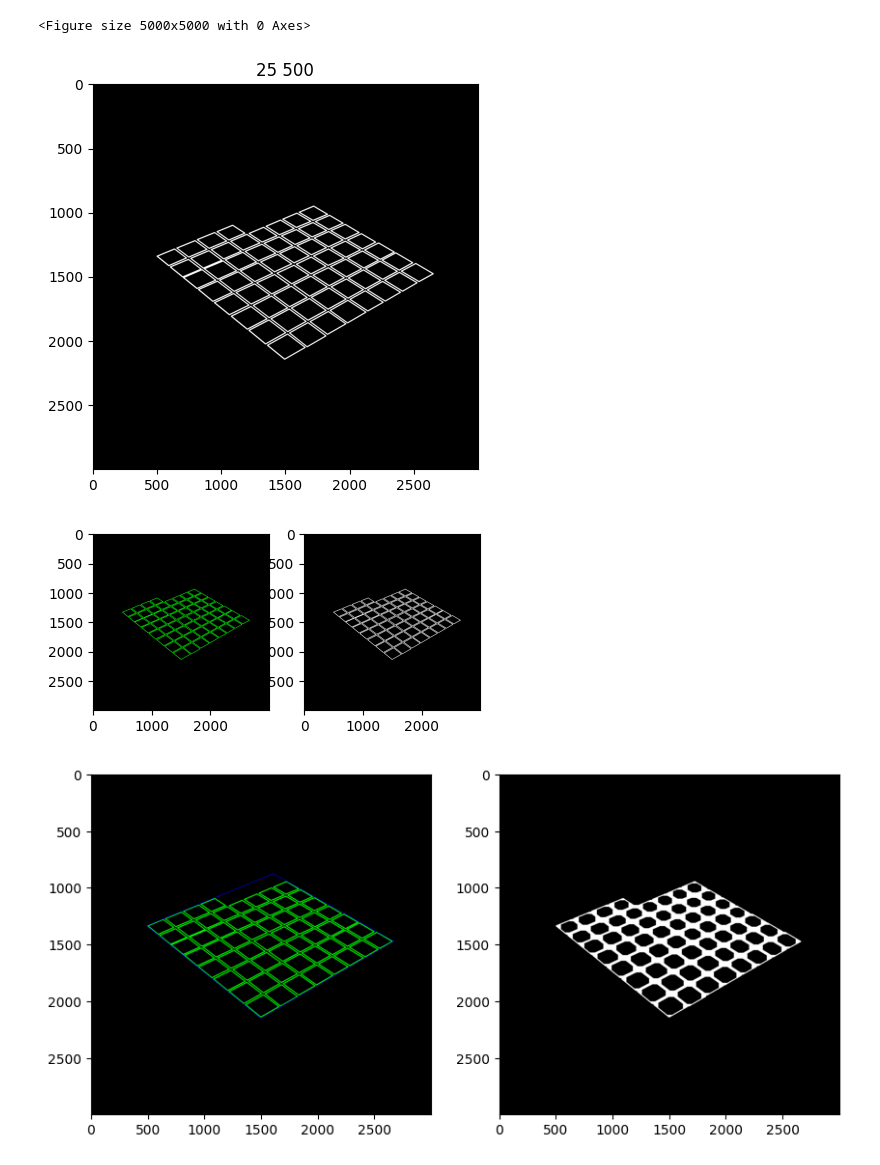
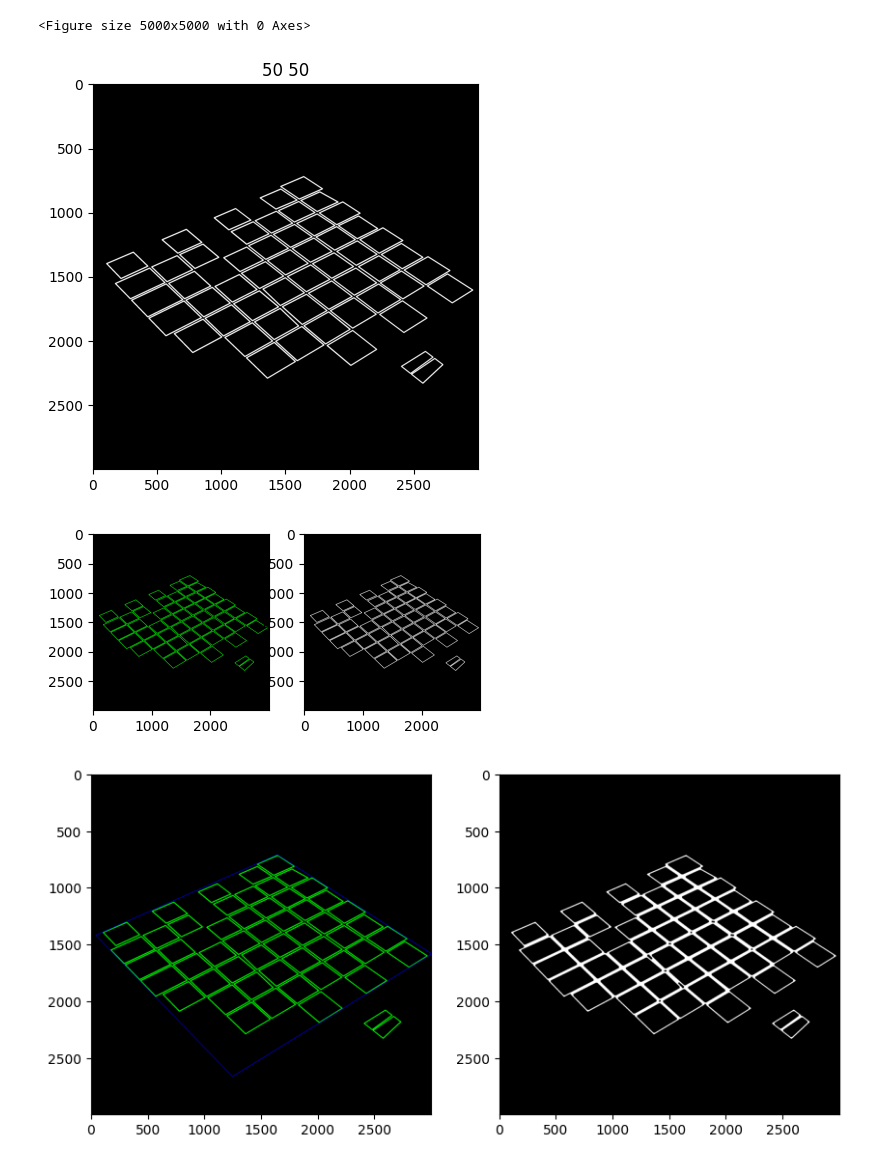
Before and after one commit to Villani-Luca/Chessy3D, a Jupyter notebook: src/chessboard_localization_temp/notebook_pipeline_multiple.ipynb, the cells around one changed output. Drawn from its saved outputs; the diff is of its cells as text; code cells hidden in the pictures.

```diff
--- a/src/chessboard_localization_temp/notebook_pipeline_multiple.ipynb
+++ b/src/chessboard_localization_temp/notebook_pipeline_multiple.ipynb
@@ -22,17 +22,21 @@ image_path = r"D:\Projects\Uni\Chessy3D\data\ra2k\images\0\G000_IMG014.jpg"
 # image_path = r"C:\Users\Alessandro\Downloads\photo_5879853732403989244_y.jpg"
 # image_path = r"C:\Users\Alessandro\Downloads\photo_5879853732403989239_y.jpg"
 image_path = r"C:\Users\Alessandro\Downloads\Dynamic-Chess-Board-Piece-Extraction-master\test-images\test-8.jpeg"
-image_path = r"D:\Projects\Uni\Chessy3D\data\ra2k\images\33\G033_IMG017.jpg"
+image_path = r"C:\Users\Alessandro\Downloads\CV_0000001.jpg"
+image_path = r"D:\Projects\Uni\Chessy3D\data\ra2k\images\47\G047_IMG024.jpg"
 
 # read image and convert it to different color spaces
 image = cv2.imread(image_path)
+original_size = image.shape[0]
+
 image = cv2.resize(image, (3000, 3000))
 
 gray_image=cv2.cvtColor(image,cv2.COLOR_BGR2GRAY)
 rgb_image= cv2.cvtColor(image,cv2.COLOR_BGR2RGB)
 
-original_size = 1000
-scale_factor = image.shape[0] / original_size
+upsize_factor = 3000 / original_size
+parameters_original_size = 1000
+scale_factor = image.shape[0] / parameters_original_size
 
 plt.figure(figsize=(9,7))
 plt.imshow(rgb_image)
@@ -50,7 +54,9 @@ t2 = [50, 100, 200, 300, 400, 500]
 params = [x for x in itertools.product(t1, t2)]
 cannies_images = []
 
-blurred_image = cv2.GaussianBlur(gray_image,(5,5),0)
+blur_sigma = math.sqrt((upsize_factor // 2)*(5**2))
+blurred_image = cv2.GaussianBlur(gray_image, (5,5),blur_sigma)
+
 can_kernel = np.ones((7, 7), np.uint8)
 
 rows = len(t1)
@@ -202,7 +208,7 @@ plt.title(f'{best_t1} {best_t2}')
 plt.imshow(best_valid_square_image, cmap='gray')
 plt.show()
 # %% [output]
-[figure, old version]
+[figure, new version]
 # %%
 import cv2
 import numpy as np
@@ -317,33 +323,33 @@ plt.imshow(only_valid_polygons_image, cmap='gray')
 
 plt.show()
 # %% [output]
-[figure, old version]
+[figure, new version]
 # %%
 valid_polygons_image_gray = only_valid_polygons_image.copy()
 valid_polygons_image_copy = valid_polygons_image.copy()
 
-valid_polygons_image_gray = cv2.morphologyEx(valid_polygons_image_gray, cv2.MORPH_CLOSE, np.ones((3,3)), iterations=20)
+valid_polygons_image_gray = cv2.morphologyEx(valid_polygons_image_gray, cv2.MORPH_CLOSE, np.ones((5,5)), iterations=3)
 cnts, _ = cv2.findContours(valid_polygons_image_gray, cv2.RETR_EXTERNAL, cv2.CHAIN_APPROX_SIMPLE)
 cnt = max(cnts, key=cv2.contourArea)
 rect = cv2.minAreaRect(cnt)
 box = cv2.boxPoints(rect)
 box = np.intp(box)
 
 best_fitting_square = cv2.approxPolyN(cnt, 4)
 
 # cv2.drawContours(valid_polygons_image_copy, cnts,-1, (255,0,255), 3)
 # cv2.drawContours(valid_polygons_image_copy,[box],0,(255,255,0),3)
 cv2.drawContours(valid_polygons_image_copy, [best_fitting_square], 0, (0, 0, 255), 3)
 
 plt.figure(figsize=(10,10))
 plt.subplot(1,2,1)
 plt.imshow(valid_polygons_image_copy)
 
 plt.subplot(1,2,2)
 plt.imshow(valid_polygons_image_gray, cmap='gray')
 plt.show()
 # %% [output]
-[figure, old version]
+[figure, new version]
 # %%
 approx = cv2.approxPolyN(best_fitting_square, 4)
 
```
Also changed, not shown: parts of 5 cells of this notebook.
